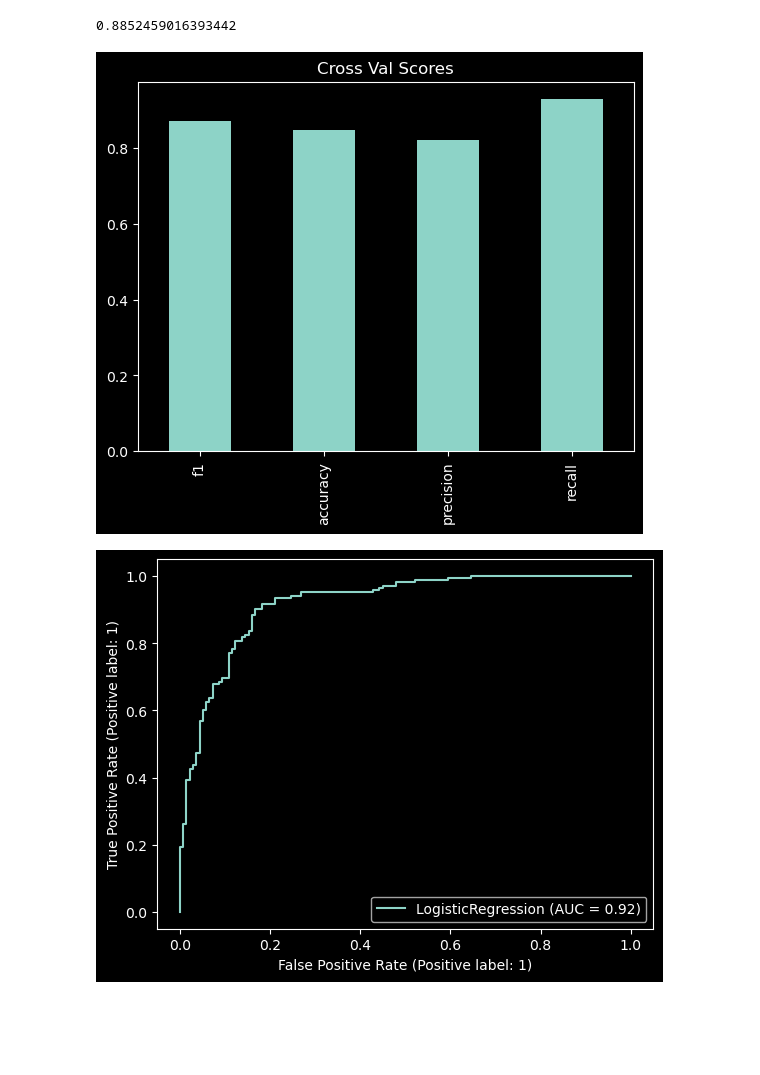
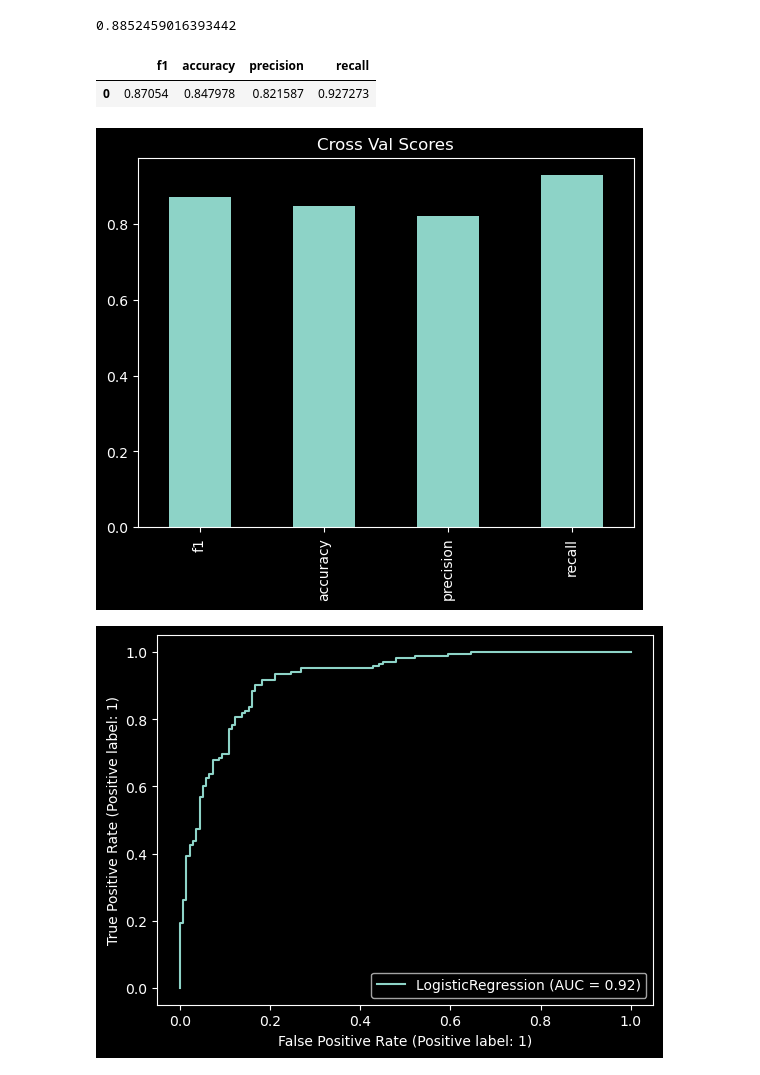
Before and after one commit to Afreda323/predicting-heart-disease, a Jupyter notebook: heart_disease.ipynb, the cells around one changed output. Cells and saved outputs as stored; diff of their text form; code cells hidden in the pictures; blank space fills up the shorter version.

```diff
--- a/heart_disease.ipynb
+++ b/heart_disease.ipynb
@@ -313,17 +313,24 @@ Fitting 5 folds for each of 20 candidates, totalling 100 fits
 clf = LogisticRegression(C=0.233572, solver="liblinear")
 clf.fit(X_train, y_train);
 # %%
-pd.DataFrame(
+results = pd.DataFrame(
     {
         "f1": np.mean(cross_val_score(clf, X, y, cv=5, scoring="f1")),
         "accuracy": np.mean(cross_val_score(clf, X, y, cv=5, scoring="accuracy")),
         "precision": np.mean(cross_val_score(clf, X, y, cv=5, scoring="precision")),
         "recall": np.mean(cross_val_score(clf, X, y, cv=5, scoring="recall")),
     },
     index=[0]
-).T.plot(kind="bar", legend=False, title="Cross Val Scores");
+)
+results
 # %% [output]
-[figure, removed]
+|  | f1 | accuracy | precision | recall |
+| 0 | 0.87054 | 0.847978 | 0.821587 | 0.927273 |
+# %%
+
+results.T.plot(kind="bar", legend=False, title="Cross Val Scores");
+# %% [output]
+[figure, added]
 # %%
 RocCurveDisplay.from_estimator(clf, X, y);
 # %% [output]
```
